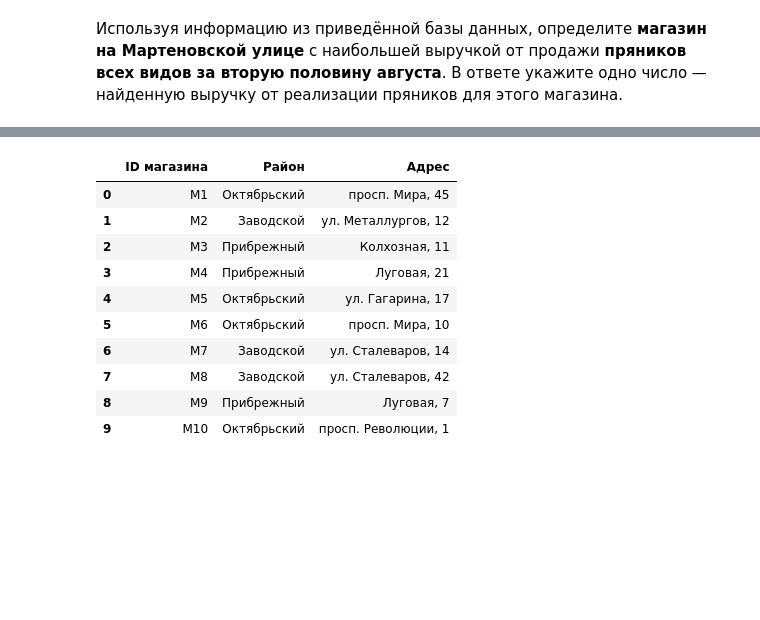
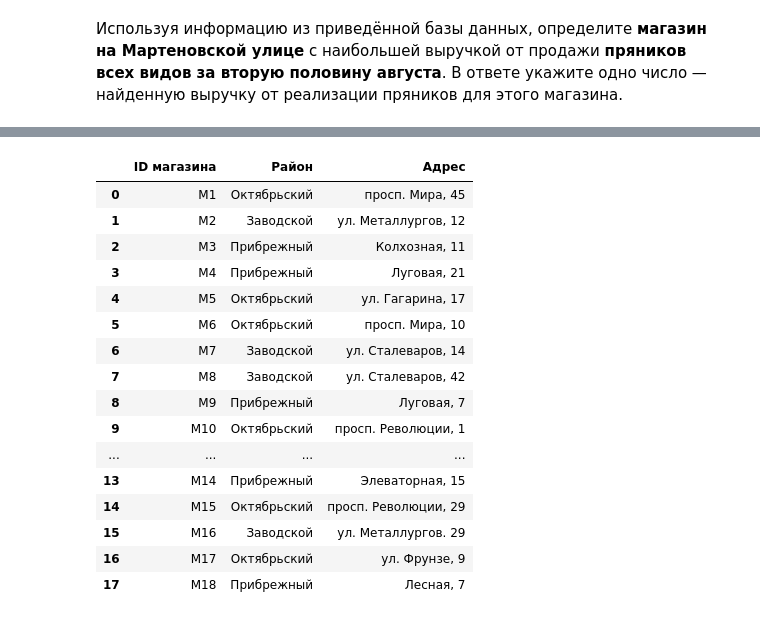
Before and after one commit to asutenshi/python_tasks, a Jupyter notebook: notebooks/join_hw/join_hw.ipynb, the cells around one changed output, grey strips where cells are left out. Cells and saved outputs as stored; diff of their text form; code cells hidden in the pictures; blank space fills up the shorter version.

```diff
--- a/notebooks/join_hw/join_hw.ipynb
+++ b/notebooks/join_hw/join_hw.ipynb
@@ -41,15 +49,21 @@ product.head(10)
 # %%
 shop = pd.read_excel('shop.xlsx')
-shop.head(10)
+shop
 # %% [output]
 |  | ID магазина | Район | Адрес |
 | 0 | M1 | Октябрьский | просп. Мира, 45 |
 | 1 | M2 | Заводской | ул. Металлургов, 12 |
 | 2 | M3 | Прибрежный | Колхозная, 11 |
 | 3 | M4 | Прибрежный | Луговая, 21 |
 | 4 | M5 | Октябрьский | ул. Гагарина, 17 |
 | 5 | M6 | Октябрьский | просп. Мира, 10 |
 | 6 | M7 | Заводской | ул. Сталеваров, 14 |
 | 7 | M8 | Заводской | ул. Сталеваров, 42 |
 | 8 | M9 | Прибрежный | Луговая, 7 |
 | 9 | M10 | Октябрьский | просп. Революции, 1 |
+| ... | ... | ... | ... |
+| 13 | M14 | Прибрежный | Элеваторная, 15 |
+| 14 | M15 | Октябрьский | просп. Революции, 29 |
+| 15 | M16 | Заводской | ул. Металлургов. 29 |
+| 16 | M17 | Октябрьский | ул. Фрунзе, 9 |
+| 17 | M18 | Прибрежный | Лесная, 7 |
```
Also changed, not shown: parts of 13 cells of this notebook, 37 other files.
